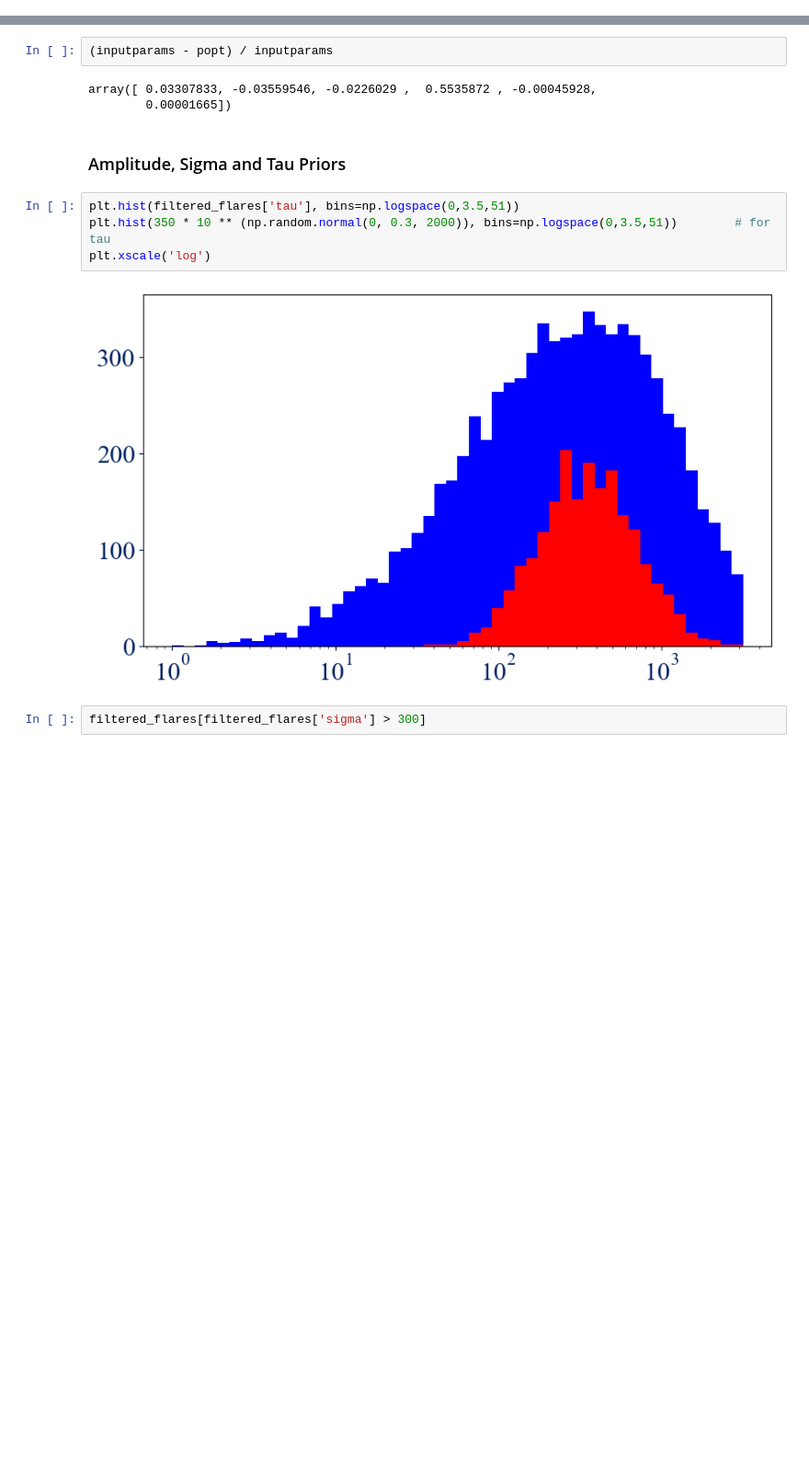
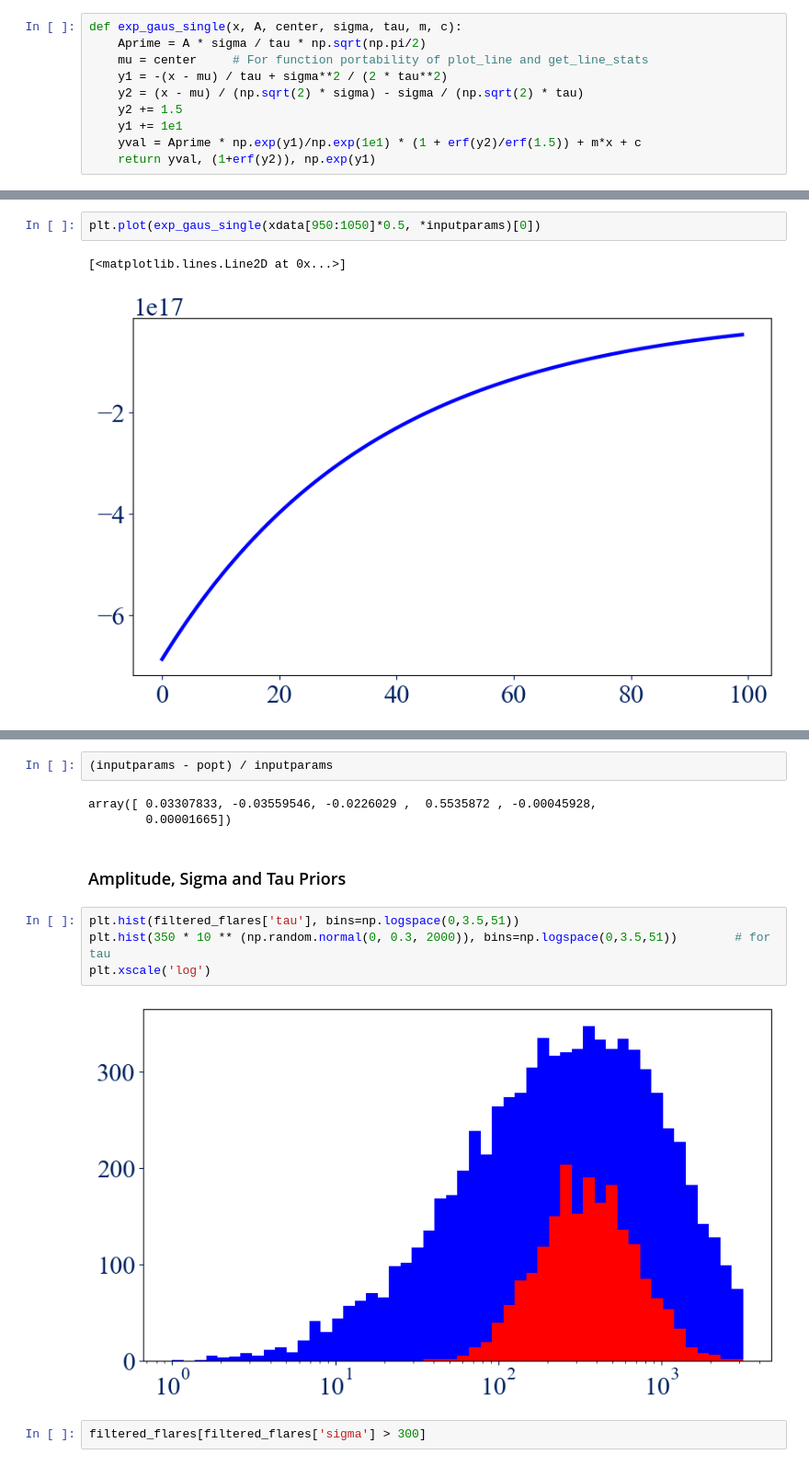
Before and after one commit to avalluvan/SXR-Solar-Flare-Classification, a Jupyter notebook: SyntheticModel/morph.ipynb, the cells around one changed output, grey strips where cells are left out. Shown at 92% size. Drawn from its saved outputs; the diff is of its cells as text; blank space fills up the shorter version.

```diff
--- a/SyntheticModel/morph.ipynb
+++ b/SyntheticModel/morph.ipynb
@@ -114,0 +77,10 @@ def plot_flare(time, counts, error, inputparams, plot=False):
+# %%
+def exp_gaus_single(x, A, center, sigma, tau, m, c):
+    Aprime = A * sigma / tau * np.sqrt(np.pi/2)
+    mu = center     # For function portability of plot_line and get_line_stats
+    y1 = -(x - mu) / tau + sigma**2 / (2 * tau**2)
+    y2 = (x - mu) / (np.sqrt(2) * sigma) - sigma / (np.sqrt(2) * tau)
+    y2 += 1.5
+    y1 += 1e1
+    yval = Aprime * np.exp(y1)/np.exp(1e1) * (1 + erf(y2)/erf(1.5)) + m*x + c
+    return yval, (1+erf(y2)), np.exp(y1)
@@ -114,0 +107,5 @@ def plot_flare(time, counts, error, inputparams, plot=False):
+# %%
+plt.plot(exp_gaus_single(xdata[950:1050]*0.5, *inputparams)[0])
+# %% [output]
+[<matplotlib.lines.Line2D at 0x...>]
+[figure, added]
```
Also changed, not shown: parts of 22 cells of this notebook, 2 other files.
